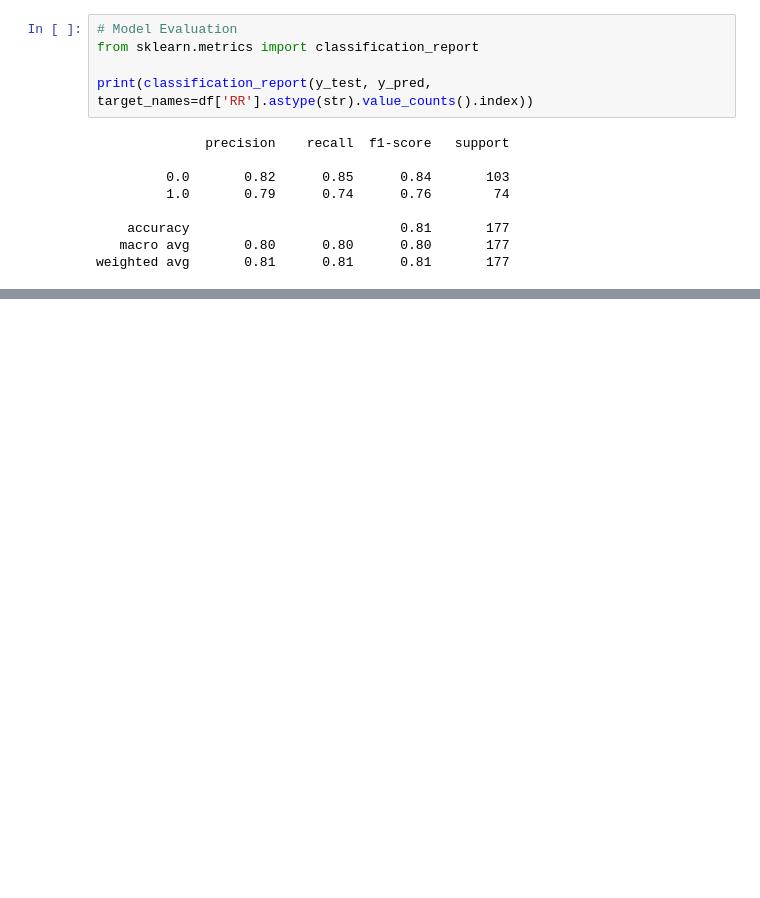
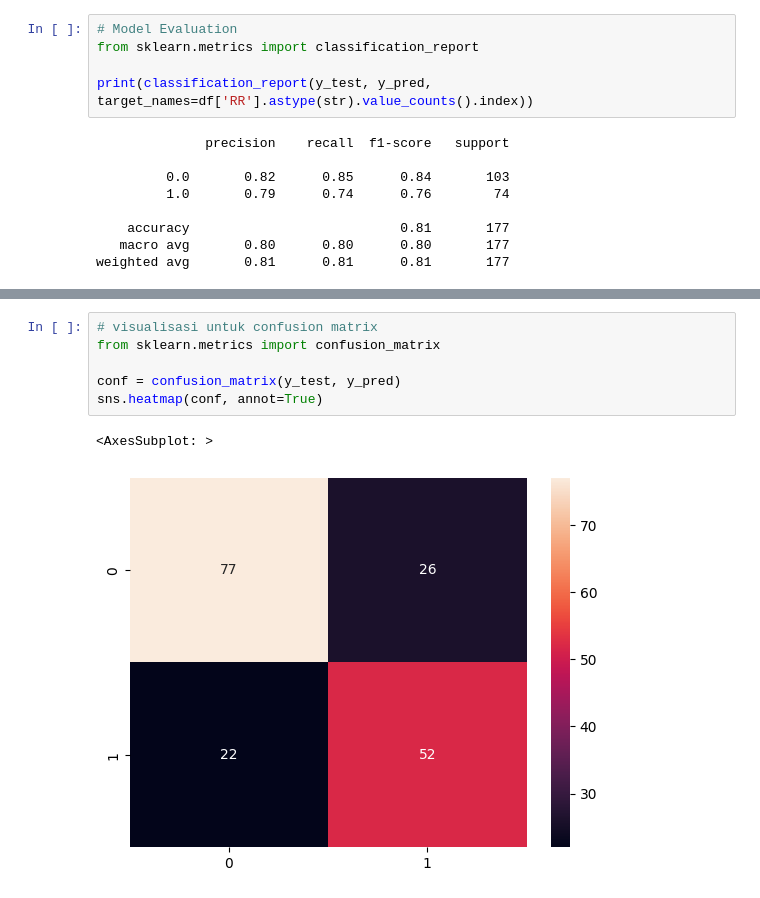
Before and after one commit to nathanaelabel/rainfall-prediction, a Jupyter notebook: NathanaelAbelArianto_0706012010029_AFL3.ipynb, the cells around one changed output, grey strips where cells are left out. Saved outputs shown, nothing was run; the diff lists cells and outputs as text; blank space fills up the shorter version.

```diff
--- a/NathanaelAbelArianto_0706012010029_AFL3.ipynb
+++ b/NathanaelAbelArianto_0706012010029_AFL3.ipynb
@@ -301,0 +533,9 @@ Insight yang di dapat dijelaskan kembali. Lalu Algoritma ditambah agar bisa dian
+# %%
+# visualisasi untuk confusion matrix
+from sklearn.metrics import confusion_matrix
+
+conf = confusion_matrix(y_test, y_pred)
+sns.heatmap(conf, annot=True)
+# %% [output]
+<AxesSubplot: >
+[figure, added]
```
Also changed, not shown: parts of 36 cells of this notebook.
